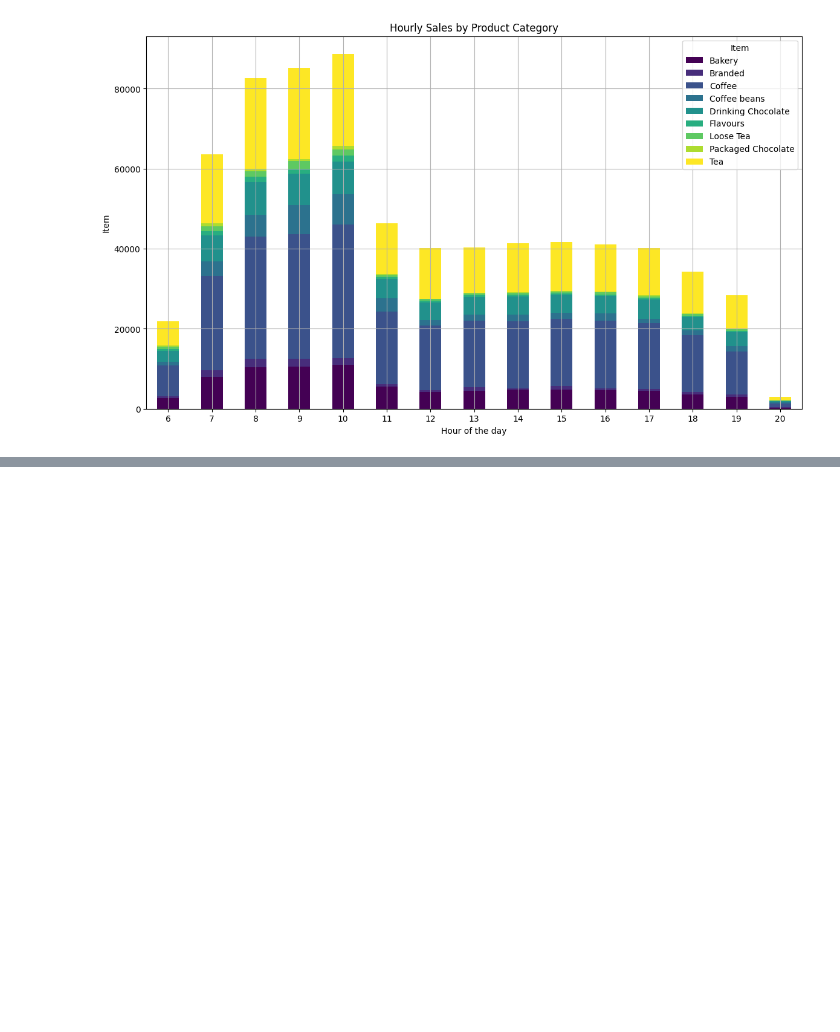
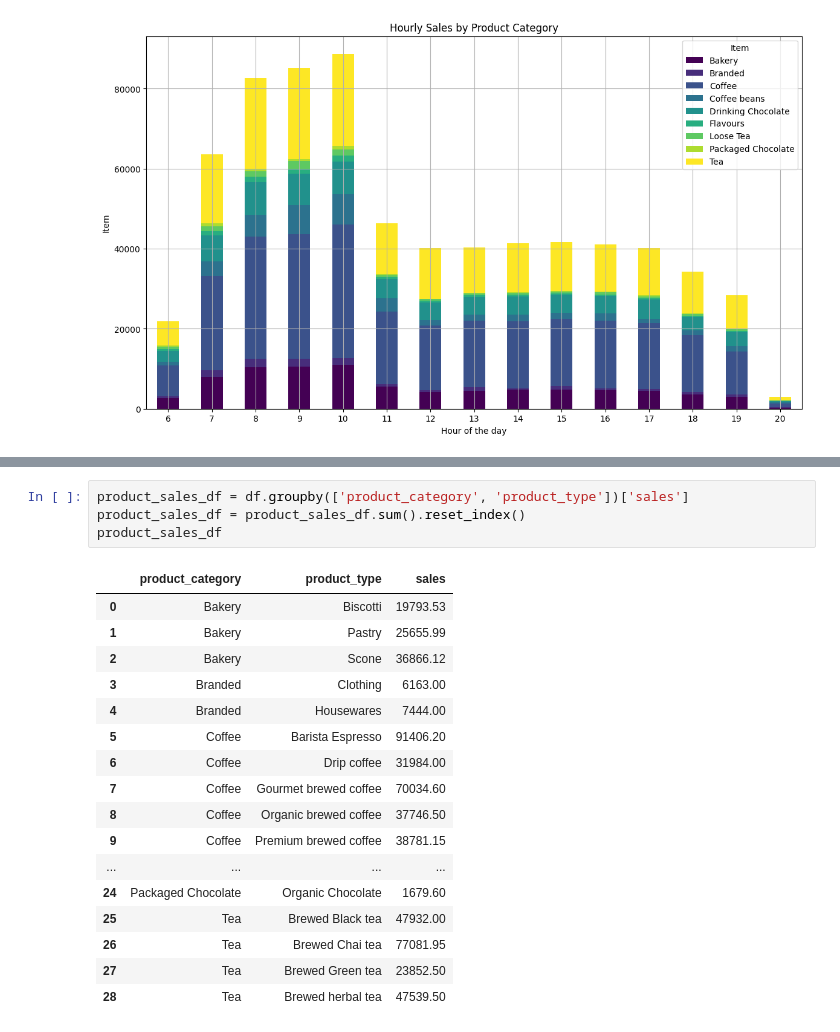
Before and after one commit to atharvaaswale/coffee-shop-sales, a Jupyter notebook: coffee_shop_sales.ipynb, the cells around one changed output, grey strips where cells are left out. Cells and saved outputs as stored; diff of their text form; blank space fills up the shorter version.

```diff
--- a/coffee_shop_sales.ipynb
+++ b/coffee_shop_sales.ipynb
@@ -292,0 +348,22 @@ plt.show()
+# %%
+product_sales_df = df.groupby(['product_category', 'product_type'])['sales']
+product_sales_df = product_sales_df.sum().reset_index()
+product_sales_df
+# %% [output]
+|  | product_category | product_type | sales |
+| 0 | Bakery | Biscotti | 19793.53 |
+| 1 | Bakery | Pastry | 25655.99 |
+| 2 | Bakery | Scone | 36866.12 |
+| 3 | Branded | Clothing | 6163.00 |
+| 4 | Branded | Housewares | 7444.00 |
+| 5 | Coffee | Barista Espresso | 91406.20 |
+| 6 | Coffee | Drip coffee | 31984.00 |
+| 7 | Coffee | Gourmet brewed coffee | 70034.60 |
+| 8 | Coffee | Organic brewed coffee | 37746.50 |
+| 9 | Coffee | Premium brewed coffee | 38781.15 |
+| ... | ... | ... | ... |
+| 24 | Packaged Chocolate | Organic Chocolate | 1679.60 |
+| 25 | Tea | Brewed Black tea | 47932.00 |
+| 26 | Tea | Brewed Chai tea | 77081.95 |
+| 27 | Tea | Brewed Green tea | 23852.50 |
+| 28 | Tea | Brewed herbal tea | 47539.50 |
```
Also changed, not shown: parts of 5 cells of this notebook.
